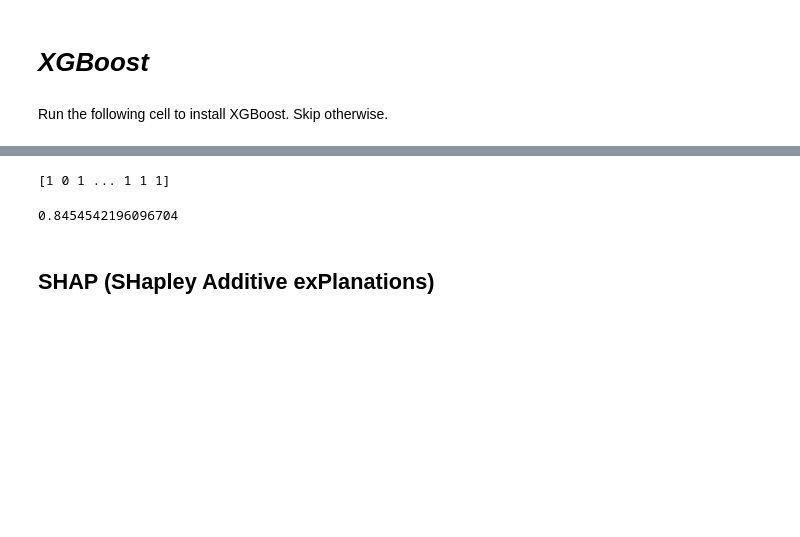
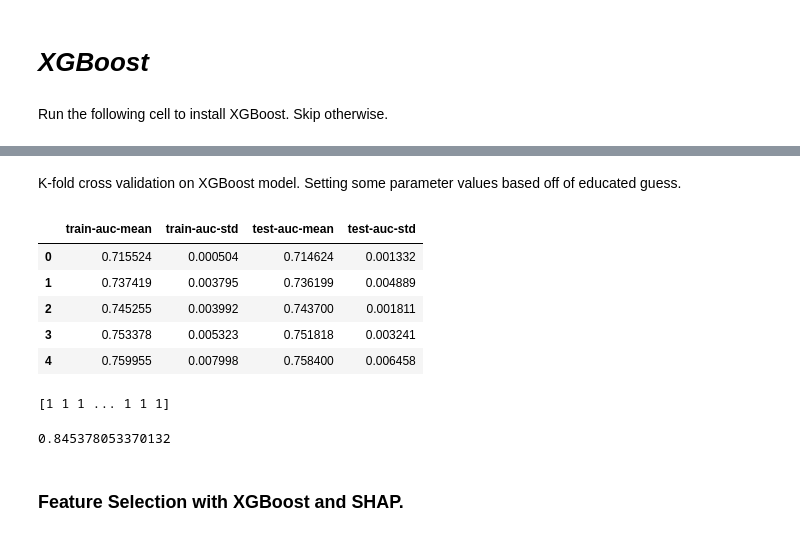
Before and after one commit to PrithaSarkar/Dissertation, a Jupyter notebook: Pull_request_Analysis.ipynb, the cells around one changed output, grey strips where cells are left out. Cells and saved outputs as stored; diff of their text form; code cells hidden in the pictures; blank space fills up the shorter version.

```diff
--- a/Pull_request_Analysis.ipynb
+++ b/Pull_request_Analysis.ipynb
@@ -329,17 +300,37 @@ test_results
 Name: merged_or_not, Length: 223196, dtype: int64
 # %%
 test.drop('merged_or_not', axis=1, inplace=True)
+# %% [markdown]
+K-fold cross validation on XGBoost model. Setting some parameter values based off of educated guess.
+# %%
+from xgboost import cv
+
+train_xgb = xgb.DMatrix(X, y)
+params = {"objective":"binary:logistic",'colsample_bytree': 0.3,'learning_rate': 0.1,
+                'max_depth': 5, 'alpha': 10}
+
+xgb_cv = cv(dtrain=train_xgb, params=params, nfold=3,
+            num_boost_round=50, early_stopping_rounds=10,
+            metrics="auc", as_pandas=True, seed=123)
+# %%
+xgb_cv.head()
+# %% [output]
+|  | train-auc-mean | train-auc-std | test-auc-mean | test-auc-std |
+| 0 | 0.715524 | 0.000504 | 0.714624 | 0.001332 |
+| 1 | 0.737419 | 0.003795 | 0.736199 | 0.004889 |
+| 2 | 0.745255 | 0.003992 | 0.743700 | 0.001811 |
+| 3 | 0.753378 | 0.005323 | 0.751818 | 0.003241 |
+| 4 | 0.759955 | 0.007998 | 0.758400 | 0.006458 |
 # %%
 y_pred = model.predict(test)
+print(y_pred)
+# %% [output]
+[1 1 1 ... 1 1 1]
-# %%
-print(y_pred)
-# %% [output]
-[1 0 1 ... 1 1 1]
 # %%
-correct = (test_results == y_pred)
-accuracy = correct.sum() / correct.size
+results = (test_results == y_pred)
+accuracy = results.sum() / results.size
 print(accuracy)
 # %% [output]
-0.8454542196096704
+0.845378053370132
-# %% [markdown]
-## **SHAP (SHapley Additive exPlanations)**
+# %% [markdown]
+### **Feature Selection with XGBoost and SHAP.**
```
Also changed, not shown: parts of 22 cells of this notebook.
